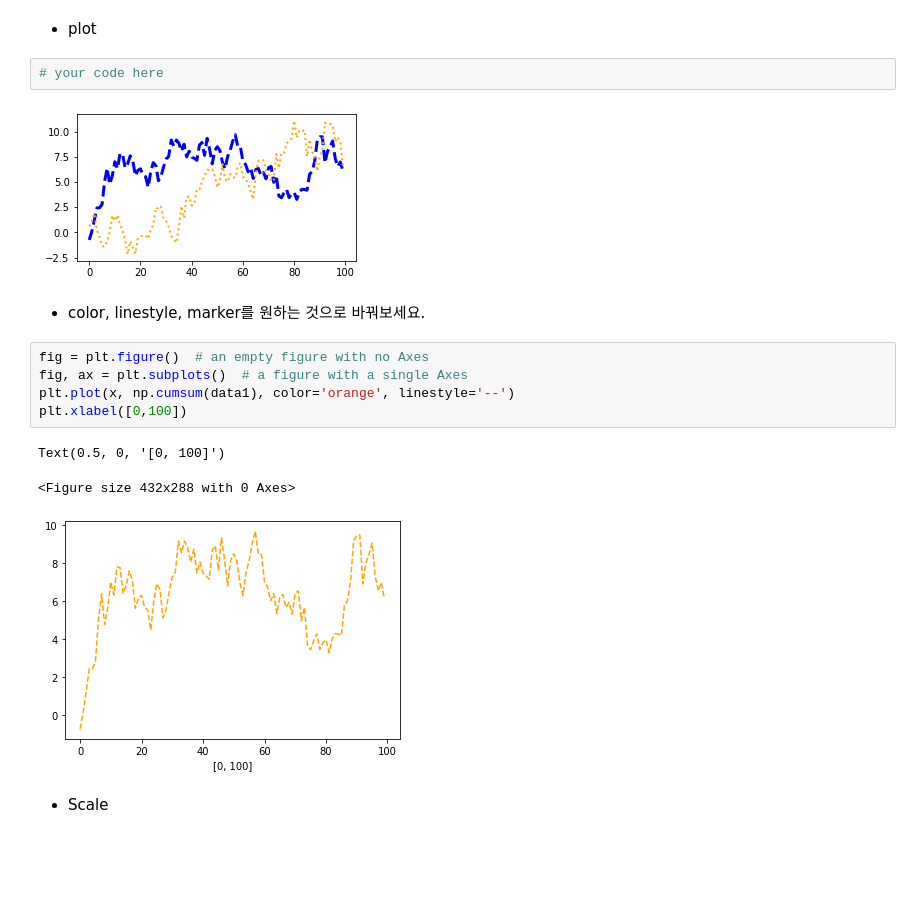
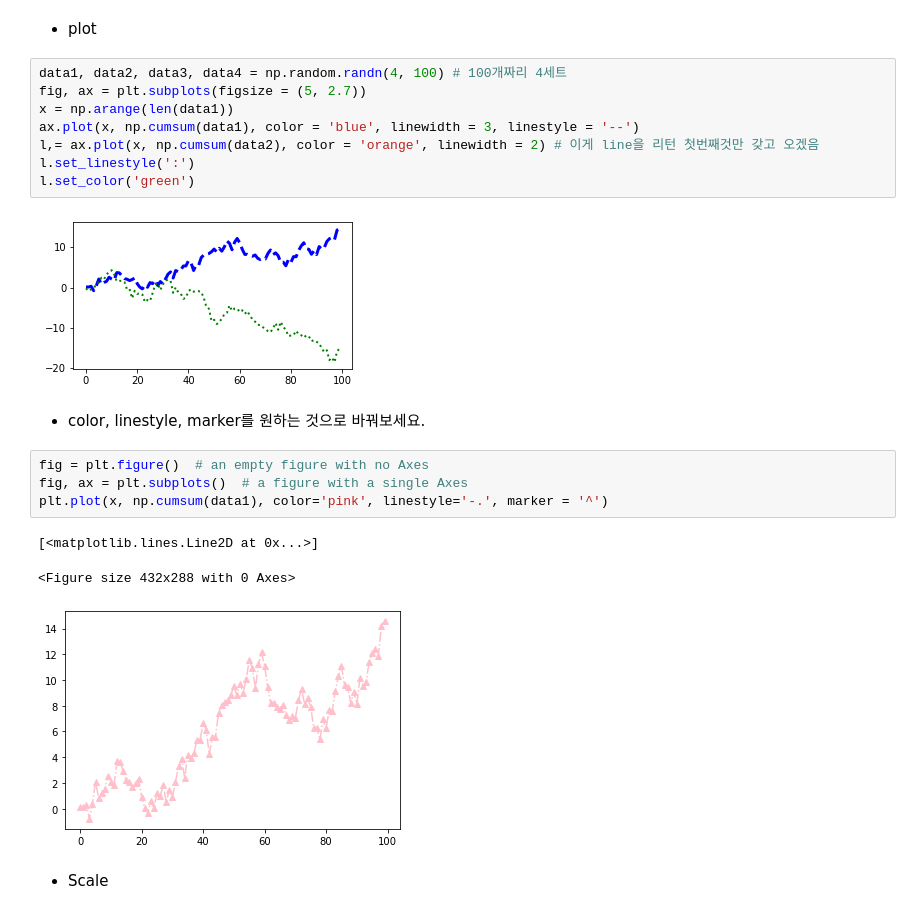
Before and after one commit to SophieShin/CLA3109_class, a Jupyter notebook: week10/practice#6.ipynb, the cells around one changed output. Drawn from its saved outputs; the diff is of its cells as text; blank space fills up the shorter version.

```diff
--- a/week10/practice#6.ipynb
+++ b/week10/practice#6.ipynb
@@ -17,20 +25,25 @@ import sklearn
 # %% [markdown]
  - plot
 # %%
-# your code here
+data1, data2, data3, data4 = np.random.randn(4, 100) # 100개짜리 4세트
+fig, ax = plt.subplots(figsize = (5, 2.7))
+x = np.arange(len(data1))
+ax.plot(x, np.cumsum(data1), color = 'blue', linewidth = 3, linestyle = '--')
+l,= ax.plot(x, np.cumsum(data2), color = 'orange', linewidth = 2) # 이게 line을 리턴 첫번째것만 갖고 오겠음
+l.set_linestyle(':')
+l.set_color('green')
 # %% [output]
-[figure, old version]
+[figure, new version]
 # %% [markdown]
  - color, linestyle, marker를 원하는 것으로 바꿔보세요.
 # %%
 fig = plt.figure()  # an empty figure with no Axes
 fig, ax = plt.subplots()  # a figure with a single Axes
-plt.plot(x, np.cumsum(data1), color='orange', linestyle='--')
-plt.xlabel([0,100])
+plt.plot(x, np.cumsum(data1), color='pink', linestyle='-.', marker = '^')
 # %% [output]
-Text(0.5, 0, '[0, 100]')
+[<matplotlib.lines.Line2D at 0x...>]
 <Figure size 432x288 with 0 Axes>
-[figure, old version]
+[figure, new version]
 # %% [markdown]
  - Scale
 # %%
```
Also changed, not shown: parts of 9 cells of this notebook.
